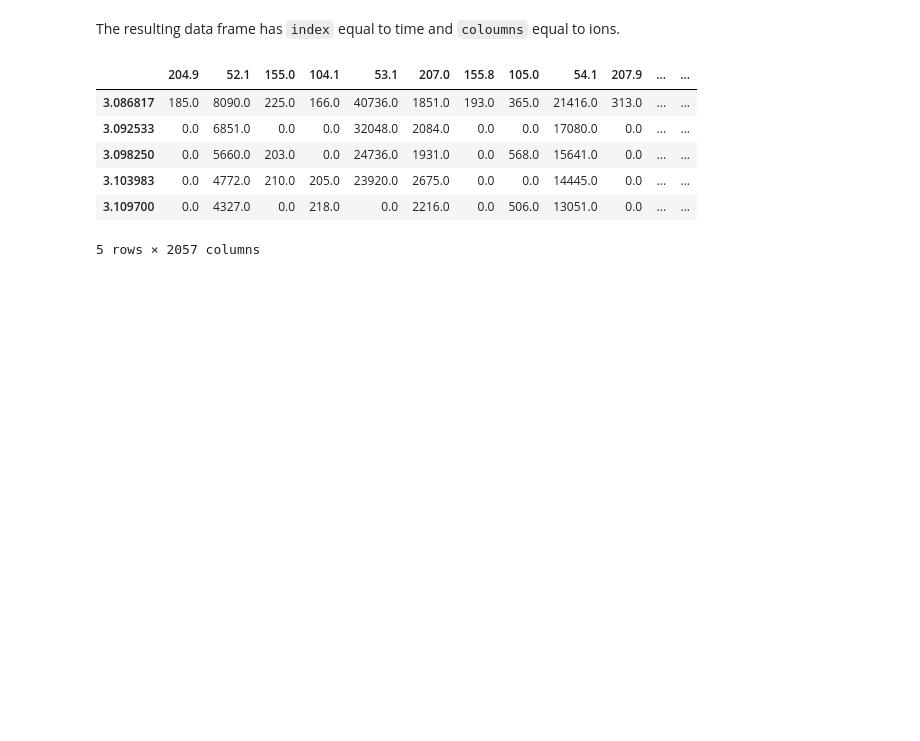
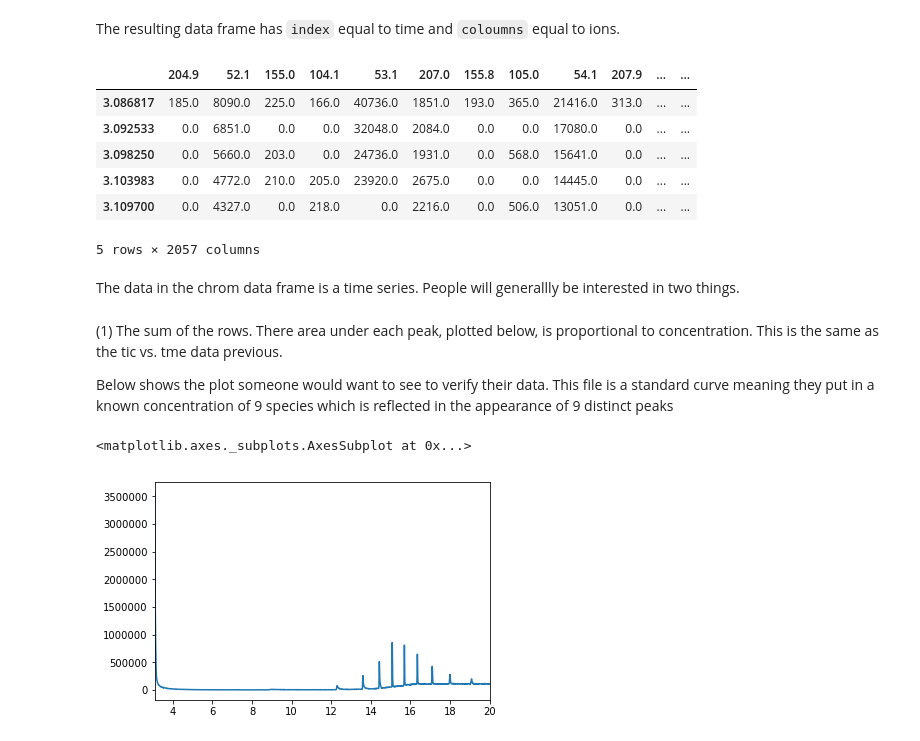
Before and after one commit to audere-labs/pyvalence, a Jupyter notebook: example.ipynb, the cells around one changed output. Drawn from its saved outputs; the diff is of its cells as text; code cells hidden in the pictures; blank space fills up the shorter version.

Commit message:
explanation of chrom data

```diff
--- a/example.ipynb
+++ b/example.ipynb
@@ -83,3 +142,15 @@ chrom.head()
 | 3.103983 | 0.0 | 4772.0 | 210.0 | 205.0 | 23920.0 | 2675.0 | 0.0 | 0.0 | 14445.0 | 0.0 | ... | ... |
 | 3.109700 | 0.0 | 4327.0 | 0.0 | 218.0 | 0.0 | 2216.0 | 0.0 | 506.0 | 13051.0 | 0.0 | ... | ... |
 5 rows × 2057 columns
+# %% [markdown]
+The data in the chrom data frame is a time series. People will generallly be interested in two things.
+# %% [markdown]
+(1) The sum of the rows. There area under each peak, plotted below, is proportional to concentration. This is the same as the tic vs. tme data previous.
+
+Below shows the plot someone would want to see to verify their data. This file is a standard curve meaning they put in a known concentration of 9 species which is reflected in the appearance of 9 distinct peaks
+# %%
+%matplotlib inline
+chrom.sum(axis=1).plot()
+# %% [output]
+<matplotlib.axes._subplots.AxesSubplot at 0x...>
+[figure, added]
```
Also changed, not shown: parts of 11 cells of this notebook.
